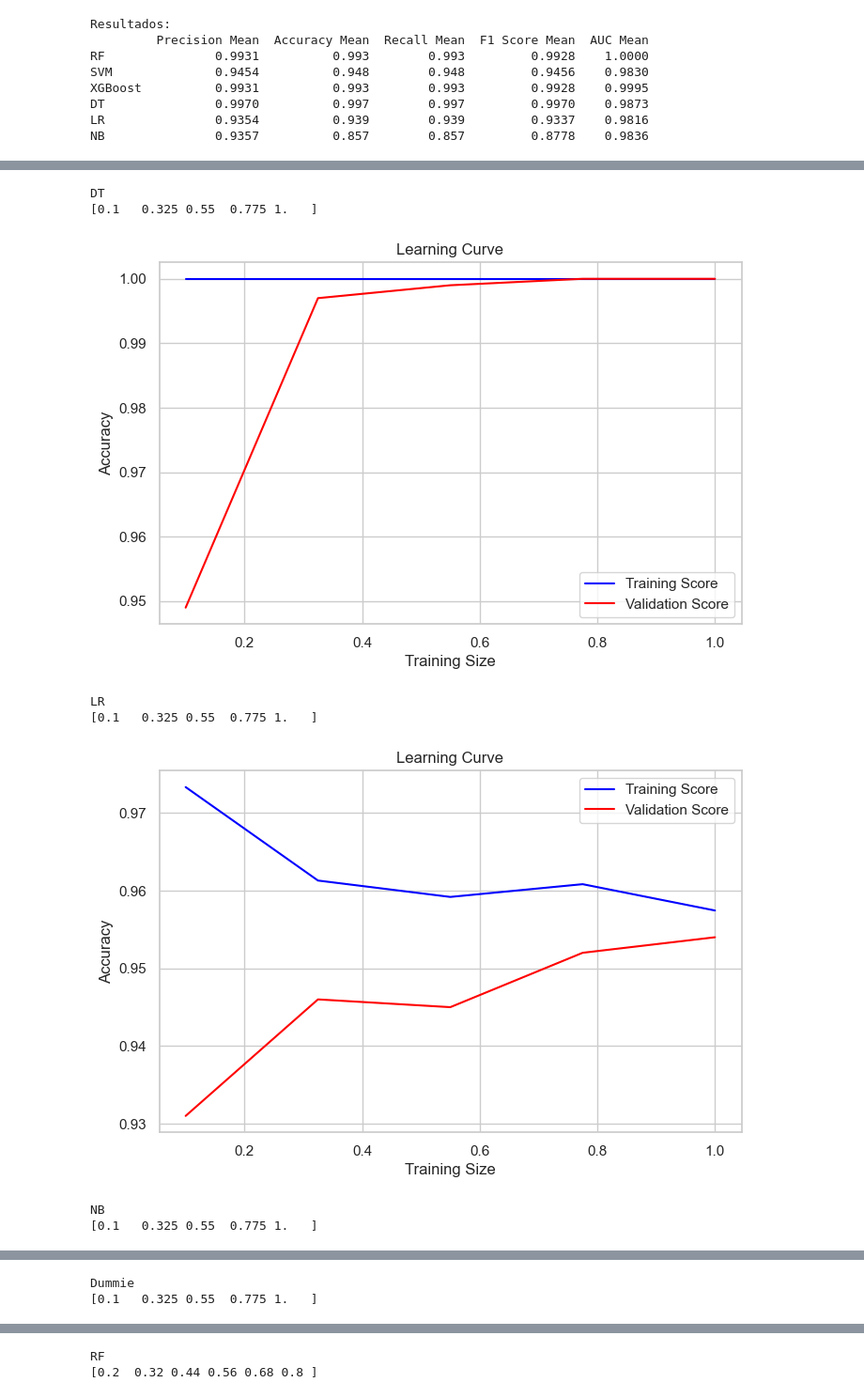
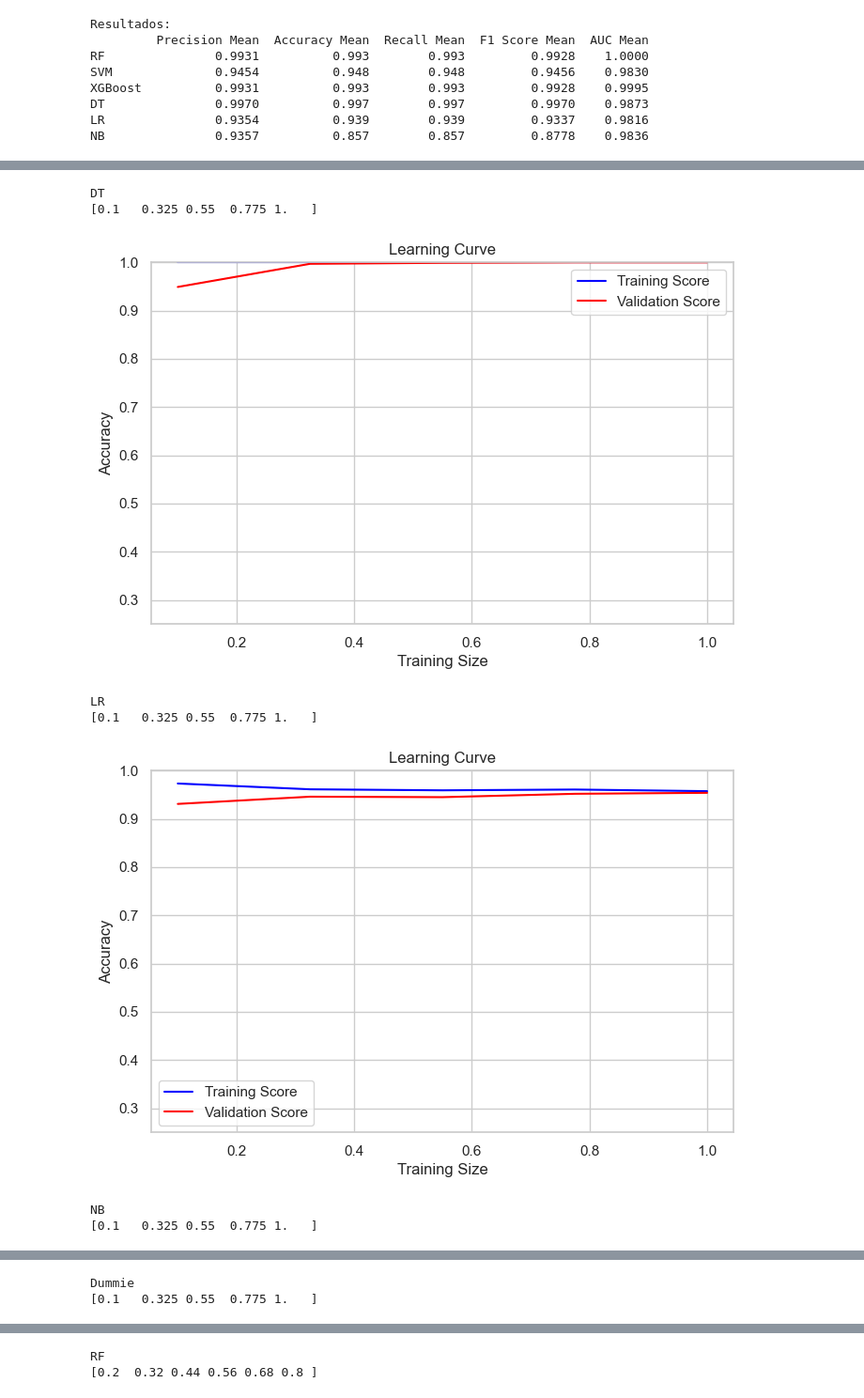
Before and after one commit to FranGoncal/ProjetoLEI, a Jupyter notebook: kaggle_only.ipynb, the cells around one changed output, grey strips where cells are left out. Shown at 94% size. Cells and saved outputs as stored; diff of their text form; code cells hidden in the pictures.

```diff
--- a/kaggle_only.ipynb
+++ b/kaggle_only.ipynb
@@ -953,6 +948,7 @@ def plot_learning_curve(model, X, y):
     #plt.fill_between(train_sizes, test_mean - test_std, test_mean + test_std, color="red", alpha=0.2)
 
     #plt.ylim(0.5, 1)
+    plt.ylim(0.25, 1)
     plt.xlabel("Training Size")
     plt.ylabel("Accuracy")
     plt.title("Learning Curve")
@@ -986,8 +982,8 @@ XGBoost
 DT
 [0.1   0.325 0.55  0.775 1.   ]
-[figure, old version]
+[figure, new version]
 LR
 [0.1   0.325 0.55  0.775 1.   ]
-[figure, old version]
+[figure, new version]
 NB
 [0.1   0.325 0.55  0.775 1.   ]
```
Also changed, not shown: parts of 39 cells of this notebook, 8 other files.
